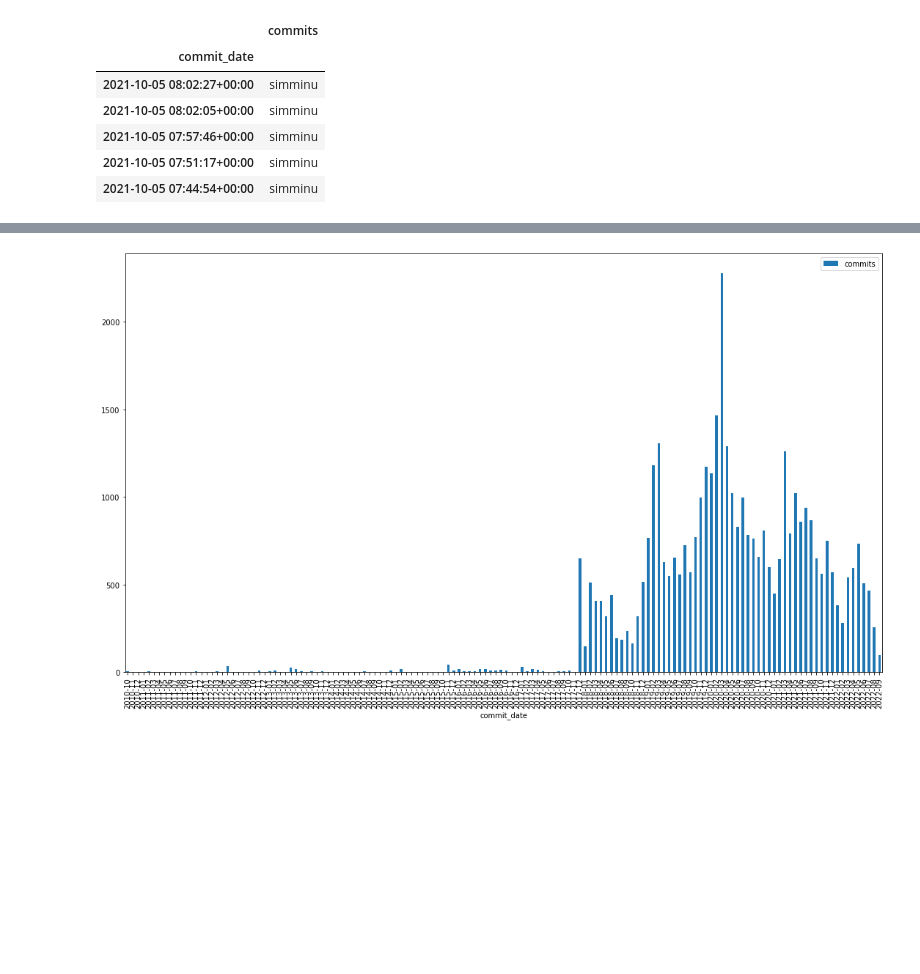
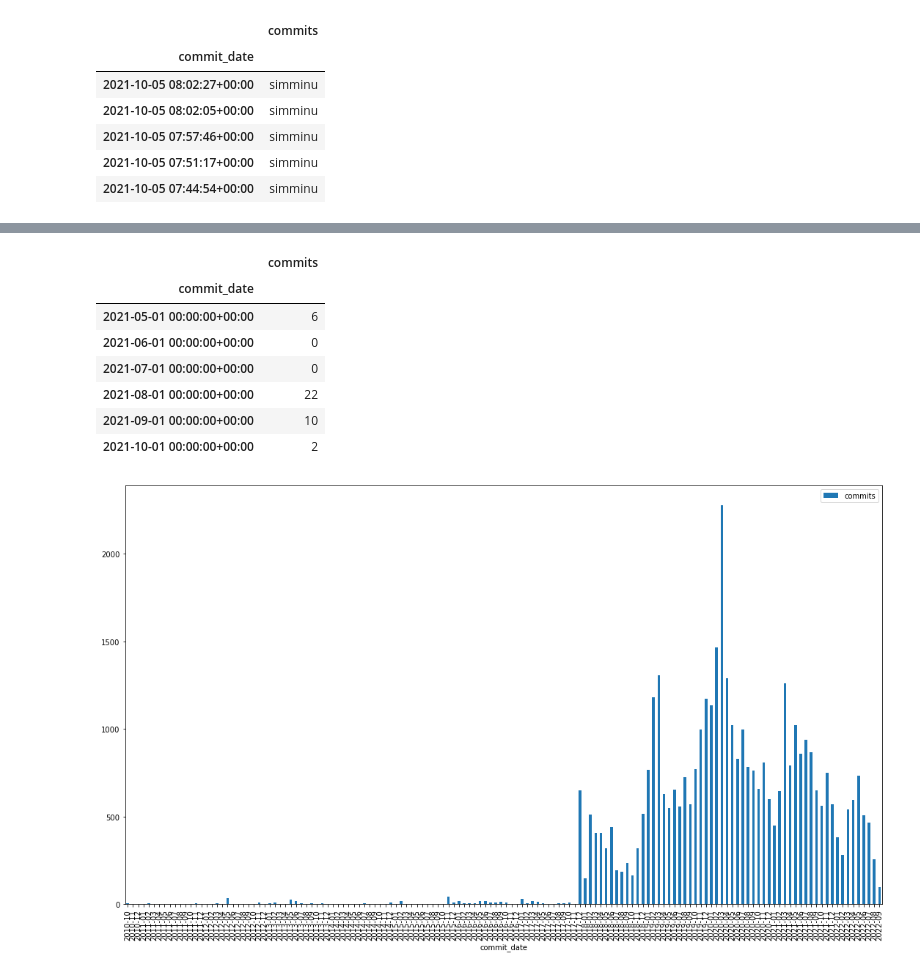
Before and after one commit to solalatus/deepfake_popularity, a Jupyter notebook: github_analyzer.ipynb, the cells around one changed output, grey strips where cells are left out. Cells and saved outputs as stored; diff of their text form; code cells hidden in the pictures; blank space fills up the shorter version.

```diff
--- a/github_analyzer.ipynb
+++ b/github_analyzer.ipynb
@@ -68,3 +82,14 @@ df.head()
+# %%
+grouped_df.xs("0x0is1")
+# %% [output]
+|  | commits |
+| commit_date |  |
+| 2021-05-01 00:00:00+00:00 | 6 |
+| 2021-06-01 00:00:00+00:00 | 0 |
+| 2021-07-01 00:00:00+00:00 | 0 |
+| 2021-08-01 00:00:00+00:00 | 22 |
+| 2021-09-01 00:00:00+00:00 | 10 |
+| 2021-10-01 00:00:00+00:00 | 2 |
 # %%
 import matplotlib.pyplot as plt
 from datetime import datetime
```
Also changed, not shown: parts of 2 cells of this notebook, 1 other file.
